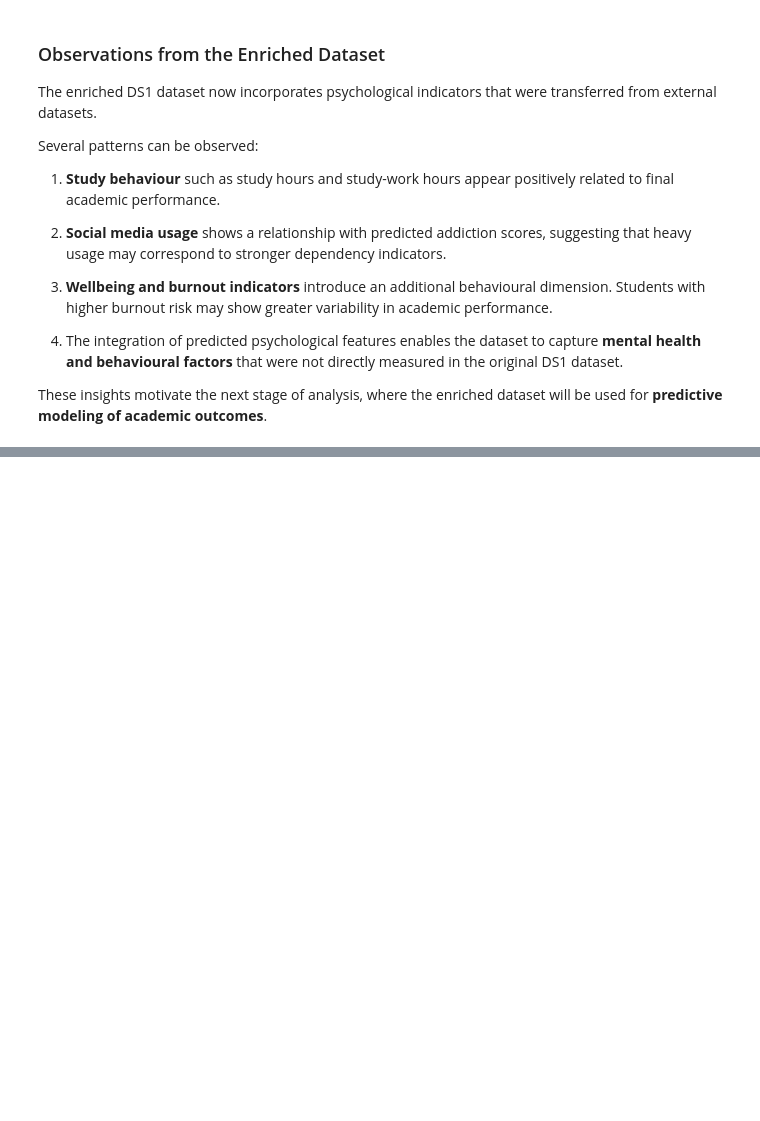
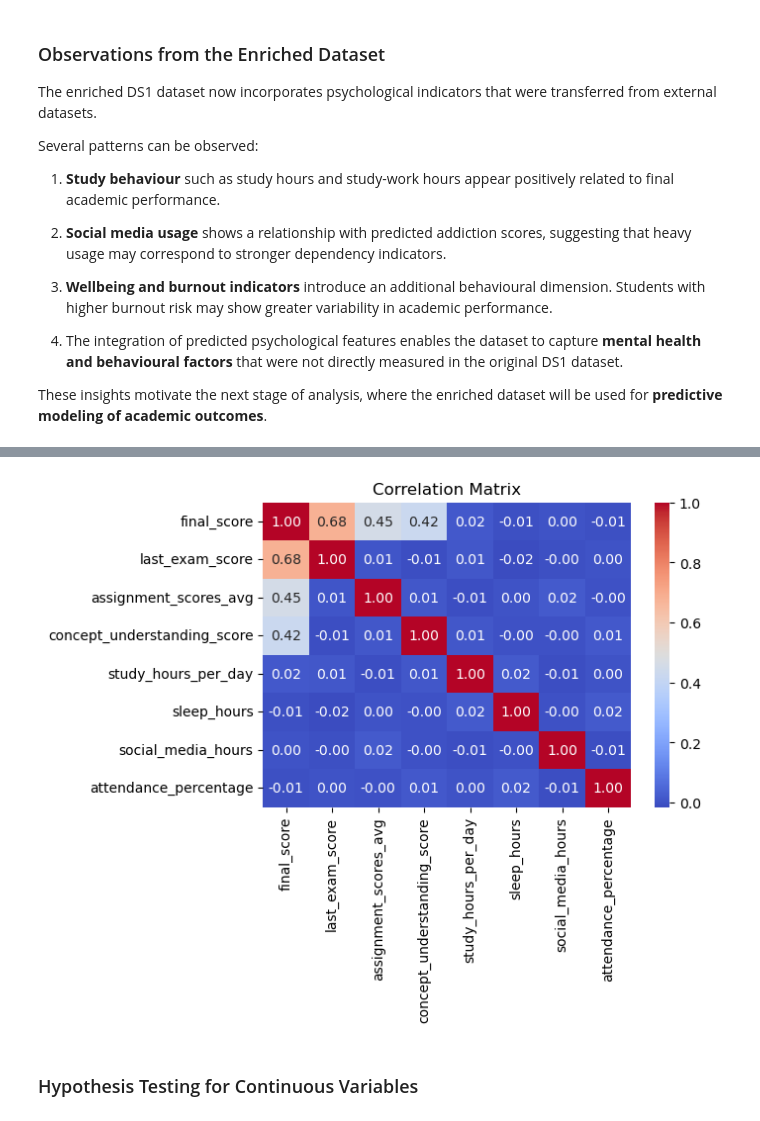
Before and after one commit to stevennoctavianus/sc3021-sdac-grp3, a Jupyter notebook: project.ipynb, the cells around one changed output, grey strips where cells are left out. Cells and saved outputs as stored; diff of their text form; code cells hidden in the pictures; blank space fills up the shorter version.

```diff
--- a/project.ipynb
+++ b/project.ipynb
@@ -2354,0 +2551,25 @@ These insights motivate the next stage of analysis, where the enriched dataset w
+# %%
+import seaborn as sns
+import matplotlib.pyplot as plt
+
+corr_features = [
+    "final_score",
+    "last_exam_score",
+    "assignment_scores_avg",
+    "concept_understanding_score",
+    "study_hours_per_day",
+    "sleep_hours",
+    "social_media_hours",
+    "attendance_percentage"
+]
+
+corr_matrix = ds1[corr_features].corr()
+
+plt.figure(figsize=(6, 4))
+sns.heatmap(corr_matrix, annot=True, fmt=".2f", cmap="coolwarm")
+plt.title("Correlation Matrix")
+plt.show()
+# %% [output]
+[figure, added]
+# %% [markdown]
+### Hypothesis Testing for Continuous Variables
```
Also changed, not shown: parts of 60 cells of this notebook, 5 other files.
